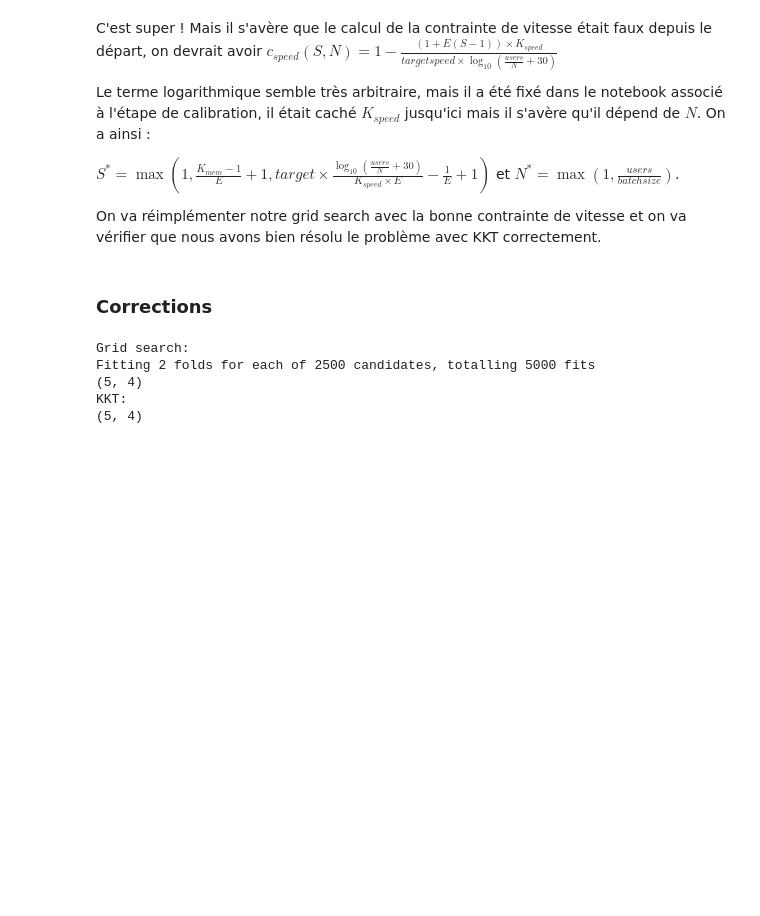
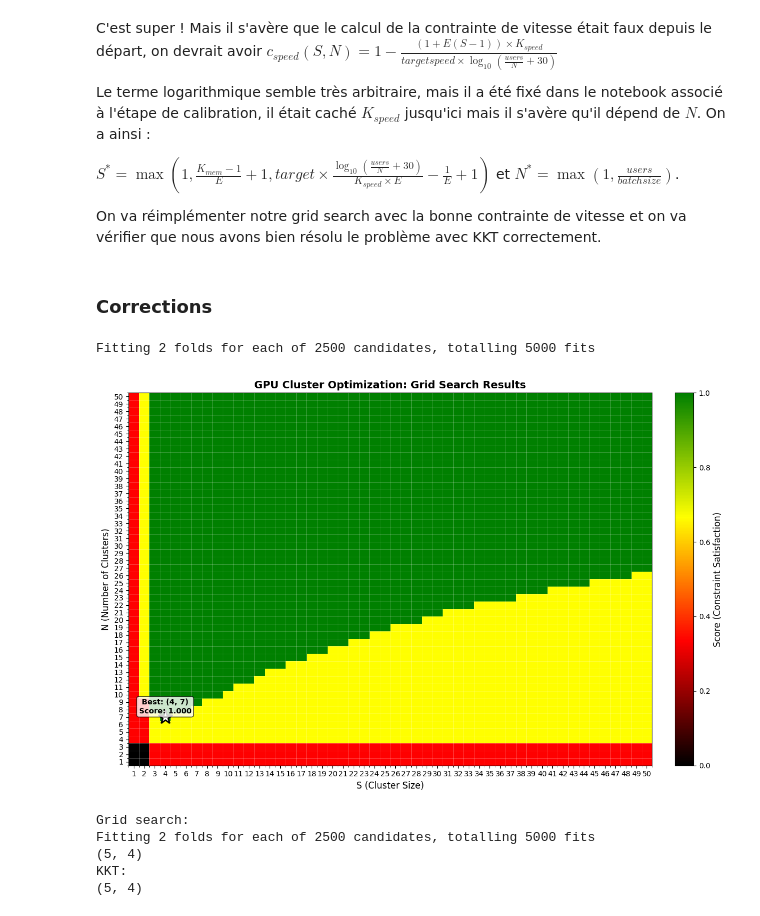
Before and after one commit to etalab-ia/InfraScale, a Jupyter notebook: solver.ipynb, the cells around one changed output. Drawn from its saved outputs; the diff is of its cells as text; code cells hidden in the pictures; blank space fills up the shorter version.

```diff
--- a/solver.ipynb
+++ b/solver.ipynb
@@ -849,7 +1071,8 @@ def calculate_speed_constraint(S, N, **kwargs):
   users = kwargs['users']
   batch_size = kwargs['batch_size']
   K = calculate_speed_constant(**kwargs)
-  constraint = 1 - (1 + E * (S - 1)) * K / (target_speed * log10(min(users/N, batch_size)+30))
+  # constraint = 1 - (1 + E * (S - 1)) * K / (target_speed * log10(min(users/N, batch_size)+30))
+  constraint = 1 - S ** (1 / (S + 1)) * K / (target_speed * log10(min(users/N, batch_size)+30))
 
   return constraint
 
@@ -943,7 +1166,39 @@ def solve_grid_search(**params):
 
   grid_search.fit(X_dummy)
 
-  return int(grid_search.best_params_['S']), int(grid_search.best_params_['N'])
+  return int(grid_search.best_params_['S']), int(grid_search.best_params_['N']), grid_search
+# %%
+params = {
+    'users': 1000,
+    'target_speed': 40,
+    'batch_size': 256,
+    'model_b_params': 24,  # Model size in billions of parameters
+    'model_layers': 40,
+    'model_dim': 5120,
+    'bytes_per_param': 2,  # 2 bytes for half precision
+    'tokens_per_request': 512,
+    'memory_overhead_percent': 20,
+    'prompt_size': 256,
+    'efficiency_factor': 0.85,
+    'gpu_vram_gb': 80,  # GPU VRAM in GB
+    'gpu_flops': 1979,  # TFLOPS
+    'gpu_bandwidth': 3.35  # GB/s
+}
+
+grid_search = solve_grid_search(**params)[2]
+
+fig, ax = visualize_grid_search_results(
+    grid_search,
+    param1_name='S',
+    param2_name='N',
+    figsize=(12, 8),
+    title="GPU Cluster Optimization: Grid Search Results"
+)
+
+plt.show()
+# %% [output]
+Fitting 2 folds for each of 2500 candidates, totalling 5000 fits
+[figure, added]
 # %%
 def solve_KKT(**params):
   K_mem = calculate_memory_constant(**params)
```
Also changed, not shown: parts of 9 cells of this notebook.
